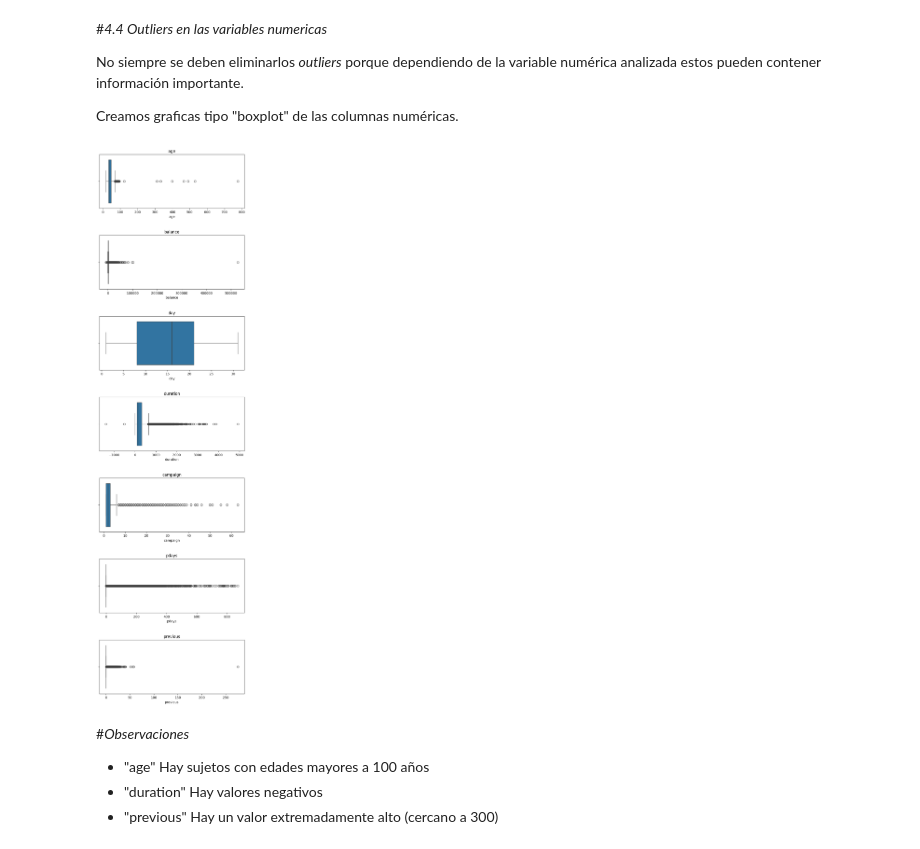
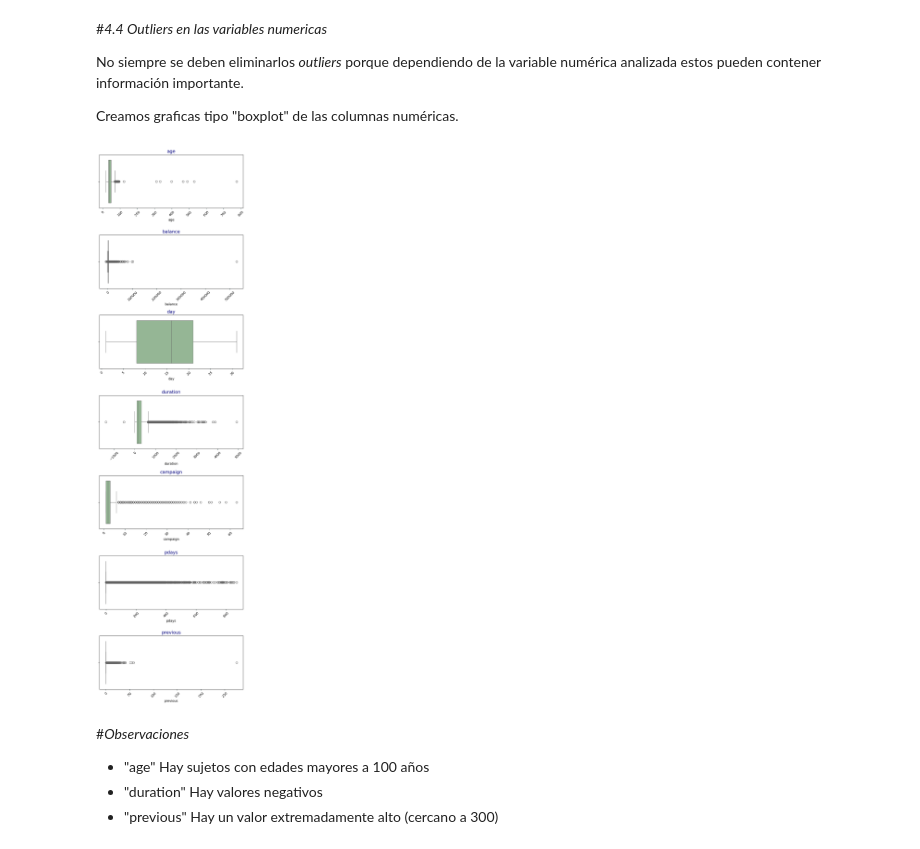
Before and after one commit to CharlieHndz/Talento-Tech-2024-Carlos-Hdez, a Jupyter notebook: Practica_Banco.ipynb, the cells around one changed output. Saved outputs shown, nothing was run; the diff lists cells and outputs as text; code cells hidden in the pictures.

```diff
--- a/Practica_Banco.ipynb
+++ b/Practica_Banco.ipynb
@@ -262,14 +264,15 @@ Creamos graficas tipo "boxplot" de las columnas numéricas.
 # %%
 # Generar grafiacas individuales ya que las variables numericas estan en rangos diferentes
 cols_num = ['age', 'balance', 'day', 'duration', 'campaign', 'pdays', 'previous']
 fig, ax = plt.subplots(nrows=7, ncols=1, figsize=(8,30))
 fig.subplots_adjust(hspace=0.5)
 
 for i, col in enumerate(cols_num):
-    sns.boxplot(x=col, data=data, ax=ax[i])
-    ax[i].set_title(col)
+    sns.boxplot(x=col, data=data, ax=ax[i], color = "darkseagreen")
+    ax[i].set_title(col, fontsize=14, color='Navy')
+    ax[i].tick_params(axis='x', labelrotation = 45, color="darkslategrey")
 # %% [output]
-[figure, old version]
+[figure, new version]
 # %% [markdown]
 #*Observaciones*
 
```
Also changed, not shown: parts of 14 cells of this notebook.
